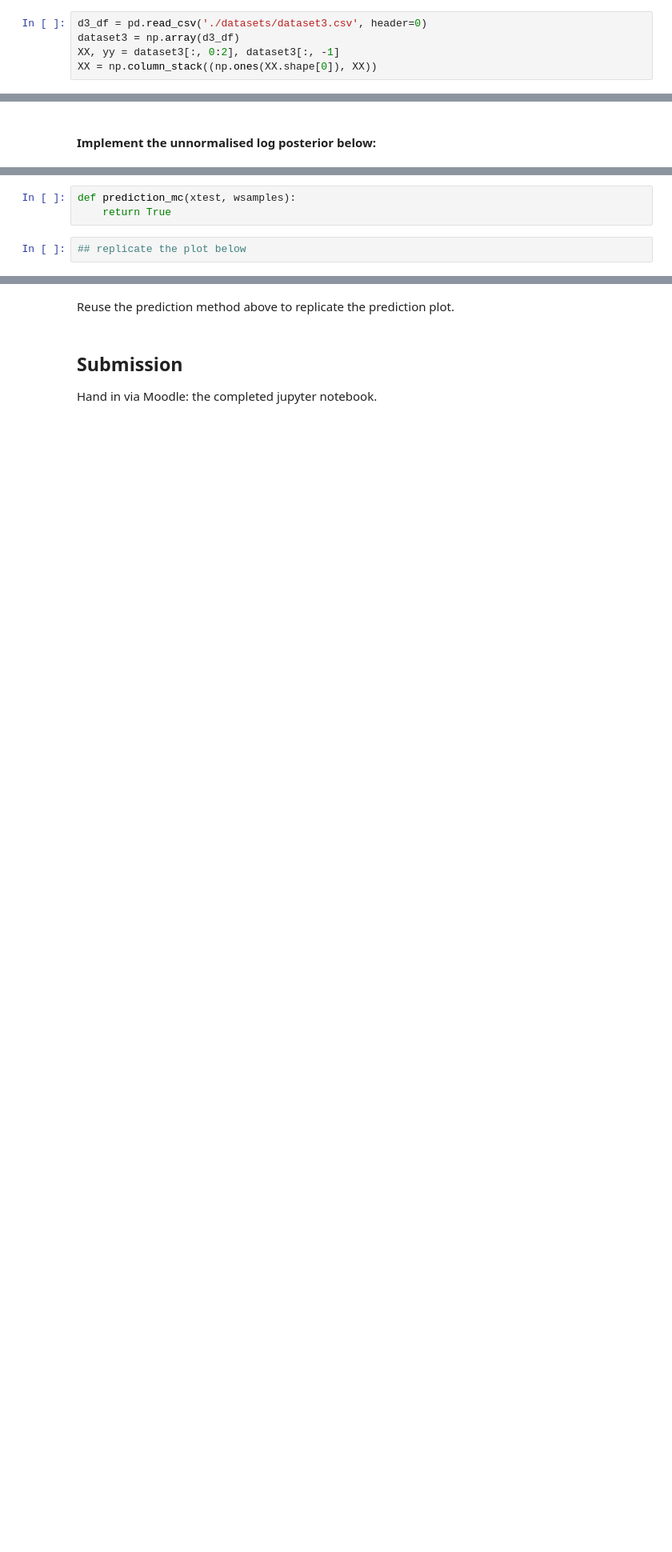
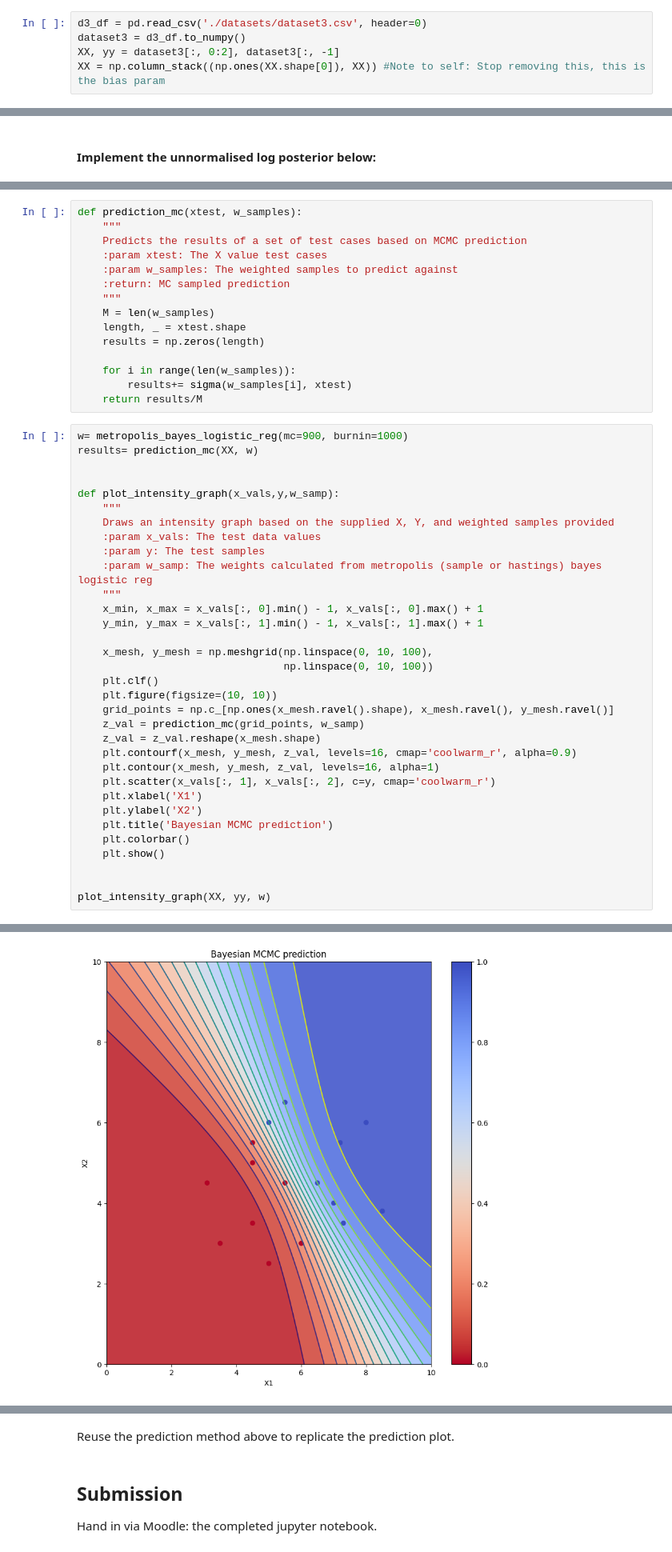
Before and after one commit to RMCArthur-StAndrews/MachineLearningAssessment2, a Jupyter notebook: CS5914_assignment2.ipynb, the cells around one changed output, grey strips where cells are left out. Shown: that part at 80% size. Drawn from its saved outputs; the diff is of its cells as text; blank space fills up the shorter version.

```diff
--- a/CS5914_assignment2.ipynb
+++ b/CS5914_assignment2.ipynb
@@ -148,9 +330,9 @@ In this task, we are going to implement a simple MCMC algorithm to do Bayesian l
 We are going to use the following simple dataset for this task. The dataset is read-in below and stored in variables `XX` and `yy`. There are in total 16 training instances.
 # %%
 d3_df = pd.read_csv('./datasets/dataset3.csv', header=0)
-dataset3 = np.array(d3_df)
+dataset3 = d3_df.to_numpy()
 XX, yy = dataset3[:, 0:2], dataset3[:, -1]
-XX = np.column_stack((np.ones(XX.shape[0]), XX))
+XX = np.column_stack((np.ones(XX.shape[0]), XX)) #Note to self: Stop removing this, this is the bias param
 # %% [markdown]
 ### Task 2.1
 
@@ -225,5 +548,49 @@ You only need roughly $M=1000$ Monte Carlo samples to make accurate predictions.
 # %%
-def prediction_mc(xtest, wsamples):
-    return True
+def prediction_mc(xtest, w_samples):
+    """
+    Predicts the results of a set of test cases based on MCMC prediction
+    :param xtest: The X value test cases
+    :param w_samples: The weighted samples to predict against
+    :return: MC sampled prediction
+    """
+    M = len(w_samples)
+    length, _ = xtest.shape
+    results = np.zeros(length)
+
+    for i in range(len(w_samples)):
+        results+= sigma(w_samples[i], xtest)
+    return results/M
 # %%
-## replicate the plot below
+w= metropolis_bayes_logistic_reg(mc=900, burnin=1000)
+results= prediction_mc(XX, w)
+
+
+def plot_intensity_graph(x_vals,y,w_samp):
+    """
+    Draws an intensity graph based on the supplied X, Y, and weighted samples provided
+    :param x_vals: The test data values
+    :param y: The test samples
+    :param w_samp: The weights calculated from metropolis (sample or hastings) bayes logistic reg
+    """
+    x_min, x_max = x_vals[:, 0].min() - 1, x_vals[:, 0].max() + 1
+    y_min, y_max = x_vals[:, 1].min() - 1, x_vals[:, 1].max() + 1
+
+    x_mesh, y_mesh = np.meshgrid(np.linspace(0, 10, 100),
+                                 np.linspace(0, 10, 100))
+    plt.clf()
+    plt.figure(figsize=(10, 10))
+    grid_points = np.c_[np.ones(x_mesh.ravel().shape), x_mesh.ravel(), y_mesh.ravel()]
+    z_val = prediction_mc(grid_points, w_samp)
+    z_val = z_val.reshape(x_mesh.shape)
+    plt.contourf(x_mesh, y_mesh, z_val, levels=16, cmap='coolwarm_r', alpha=0.9)
+    plt.contour(x_mesh, y_mesh, z_val, levels=16, alpha=1)
+    plt.scatter(x_vals[:, 1], x_vals[:, 2], c=y, cmap='coolwarm_r')
+    plt.xlabel('X1')
+    plt.ylabel('X2')
+    plt.title('Bayesian MCMC prediction')
+    plt.colorbar()
+    plt.show()
+
+
+plot_intensity_graph(XX, yy, w)
+# %% [output]
@@ -230 +598,2 @@ def prediction_mc(xtest, wsamples):
+[figure, added]
 # %% [markdown]
```
Also changed, not shown: parts of 22 cells of this notebook.
